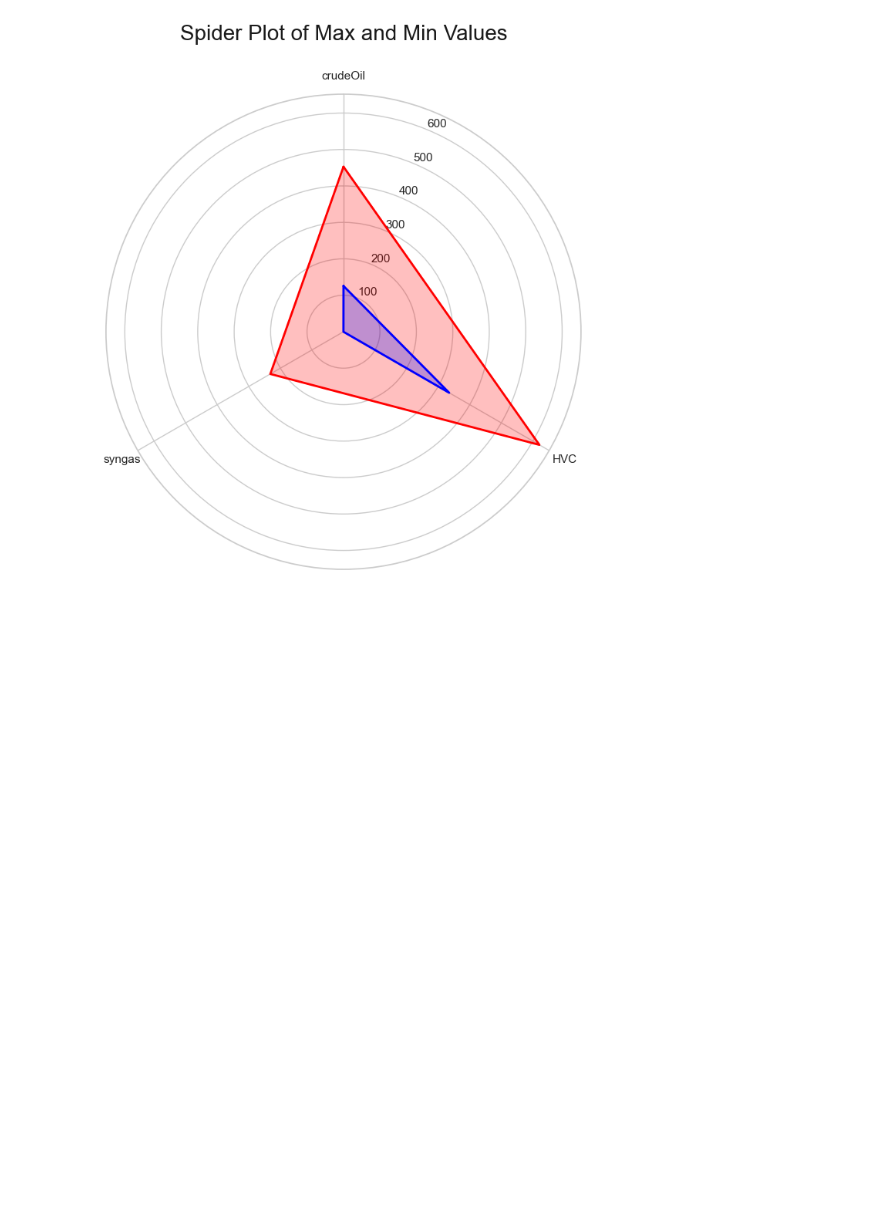
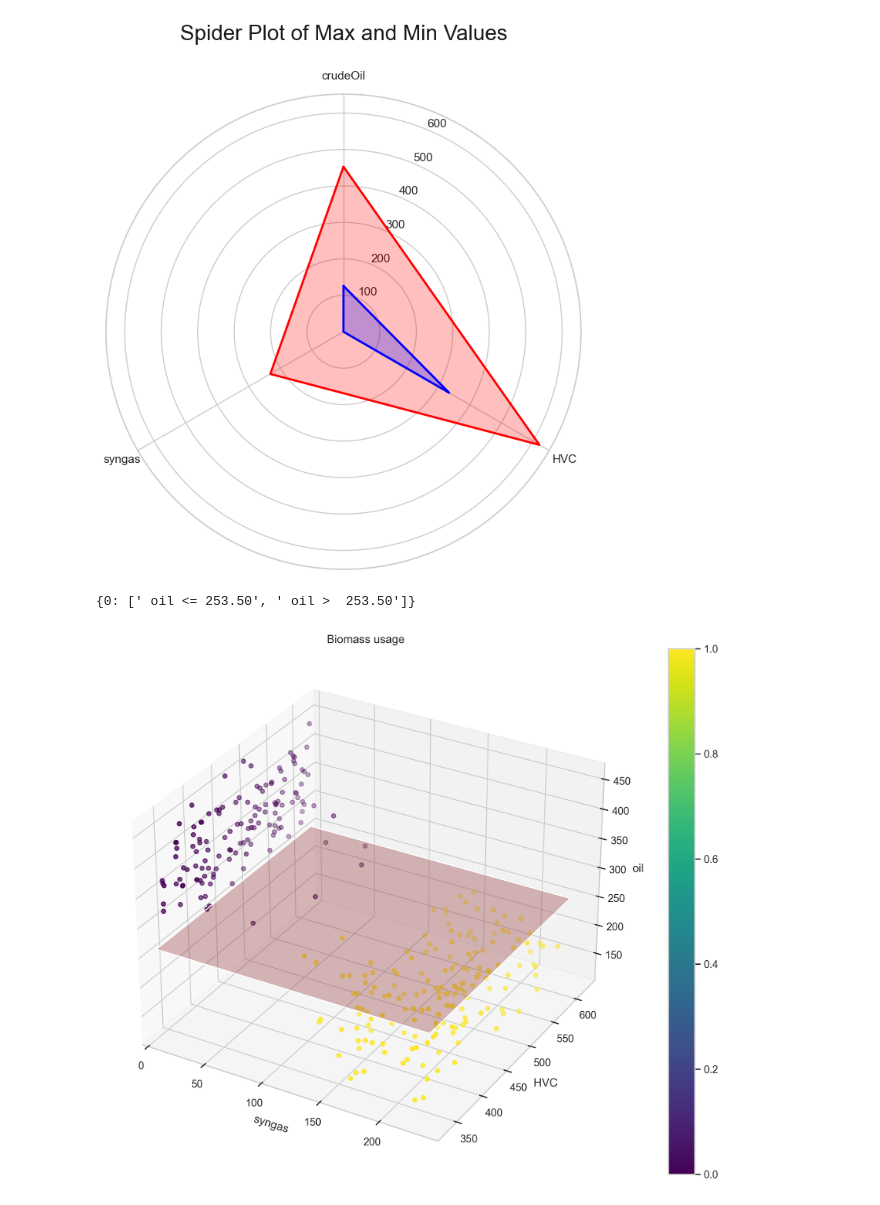
Before and after one commit to oliver-keller/Decide, a Jupyter notebook: biomass_tree.ipynb, the cells around one changed output. Drawn from its saved outputs; the diff is of its cells as text; code cells hidden in the pictures; blank space fills up the shorter version.

```diff
--- a/biomass_tree.ipynb
+++ b/biomass_tree.ipynb
@@ -167,3 +174,77 @@ plt.show()
 | coal          |   0.0559555   |   0.0143436   |
 +---------------+---------------+---------------+
 [figure]
+# %%
+choices
+# %% [output]
+{0: [' oil <= 253.50', ' oil >  253.50']}
+# %%
+import matplotlib.pyplot as plt
+from mpl_toolkits.mplot3d import Axes3D
+import numpy as np
+
+# Create a 3D scatter plot
+fig = plt.figure(figsize=(15, 10), dpi=300)
+ax = fig.add_subplot(111, projection='3d')
+
+# Plot the dots
+sc = ax.scatter(df_input_with_final_cluster['syngas'], df_input_with_final_cluster['HVC'], df_input_with_final_cluster['crudeOil'], c=df_input_with_final_cluster['cluster_final'], cmap='viridis')
+
+# Function to plot a plane
+def plot_x_plane(ax, x_value, color='r', alpha=0.5):
+    yy, zz = np.meshgrid(
+        np.linspace(df_input_with_final_cluster['HVC'].min(), df_input_with_final_cluster['HVC'].max(), 10),
+        np.linspace(df_input_with_final_cluster['crudeOil'].min(), df_input_with_final_cluster['crudeOil'].max(), 10)
+    )
+    xx = np.full(yy.shape, x_value)
+    ax.plot_surface(xx, yy, zz, color=color, alpha=alpha, rstride=100, cstride=100)
+
+def plot_y_plane(ax, y_value, color='r', alpha=0.5):
+    xx, zz = np.meshgrid(
+        # np.linspace(90, df_input_with_final_cluster['syngas'].max(), 10),
+        np.linspace(df_input_with_final_cluster['syngas'].min(), df_input_with_final_cluster['syngas'].max(), 10),
+        # np.linspace(df_input_with_final_cluster['crudeOil'].min(), 255, 10)
+        np.linspace(253.5, df_input_with_final_cluster['crudeOil'].max(), 10)
+        # np.linspace(df_input_with_final_cluster['crudeOil'].min(), df_input_with_final_cluster['crudeOil'].max(), 10)
+    )
+    yy = np.full(xx.shape, y_value)
+    ax.plot_surface(xx, yy, zz, color=color, alpha=alpha, rstride=100, cstride=100)
+
+def plot_z_plane(ax, z_value, color='r', alpha=0.5):
+    xx, yy = np.meshgrid(
+        np.linspace(df_input_with_final_cluster['syngas'].min(), df_input_with_final_cluster['syngas'].max(), 10),
+        np.linspace(df_input_with_final_cluster['HVC'].min(), df_input_with_final_cluster['HVC'].max(), 10)
+    )
+    zz = np.full(xx.shape, z_value)
+    ax.plot_surface(xx, yy, zz, color=color, alpha=alpha, rstride=100, cstride=100)
+
+# Plot the planes
+for cluster, choice in choices.items():
+    for condition in choice:
+        column, operator, value = condition.split()
+        if column == "syngas":
+            plot_x_plane(ax, x_value=float(value), color='r', alpha=0.2)
+        elif column == 'HVC':
+            plot_y_plane(ax, y_value=float(value), color='r', alpha=0.2)
+        elif column == 'oil':
+            plot_z_plane(ax, z_value=float(value), color='r', alpha=0.2)
+
+# plot_plane(ax, 300, color='r', alpha=0.5)
+
+# Set labels and title
+ax.set_xlabel('syngas')
+ax.set_ylabel('HVC')
+ax.set_zlabel('oil')
+ax.set_title('Biomass usage')
+ax.set_xlim(0)
+
+# Add a colorbar
+plt.colorbar(sc)
+
+plt.savefig("biomass_results/"+ "3D-tree" + ".svg",  format="svg")
+plt.savefig("biomass_results/"+ "3D-tree" + ".pdf")
+
+# Show the plot
+plt.show()
+# %% [output]
+[figure, added]
```
Also changed, not shown: parts of 4 cells of this notebook.
